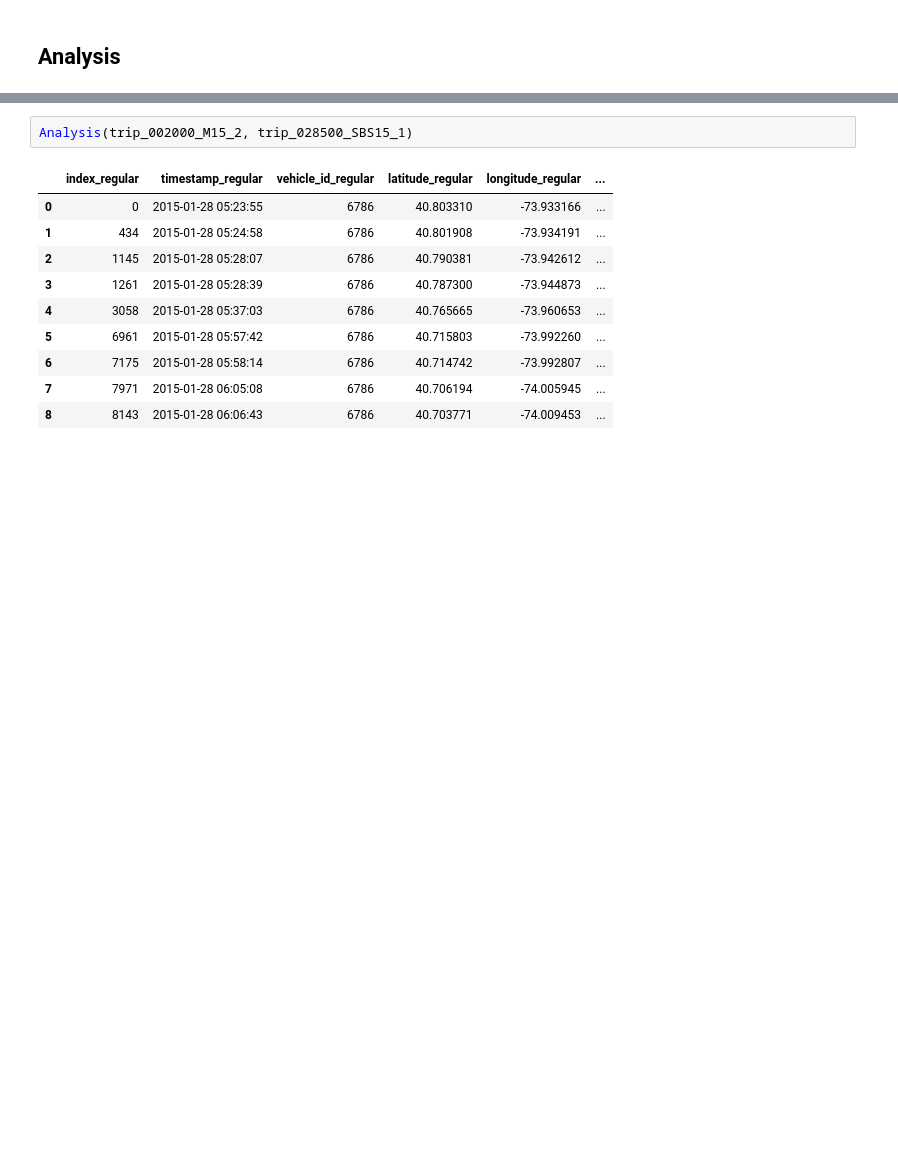
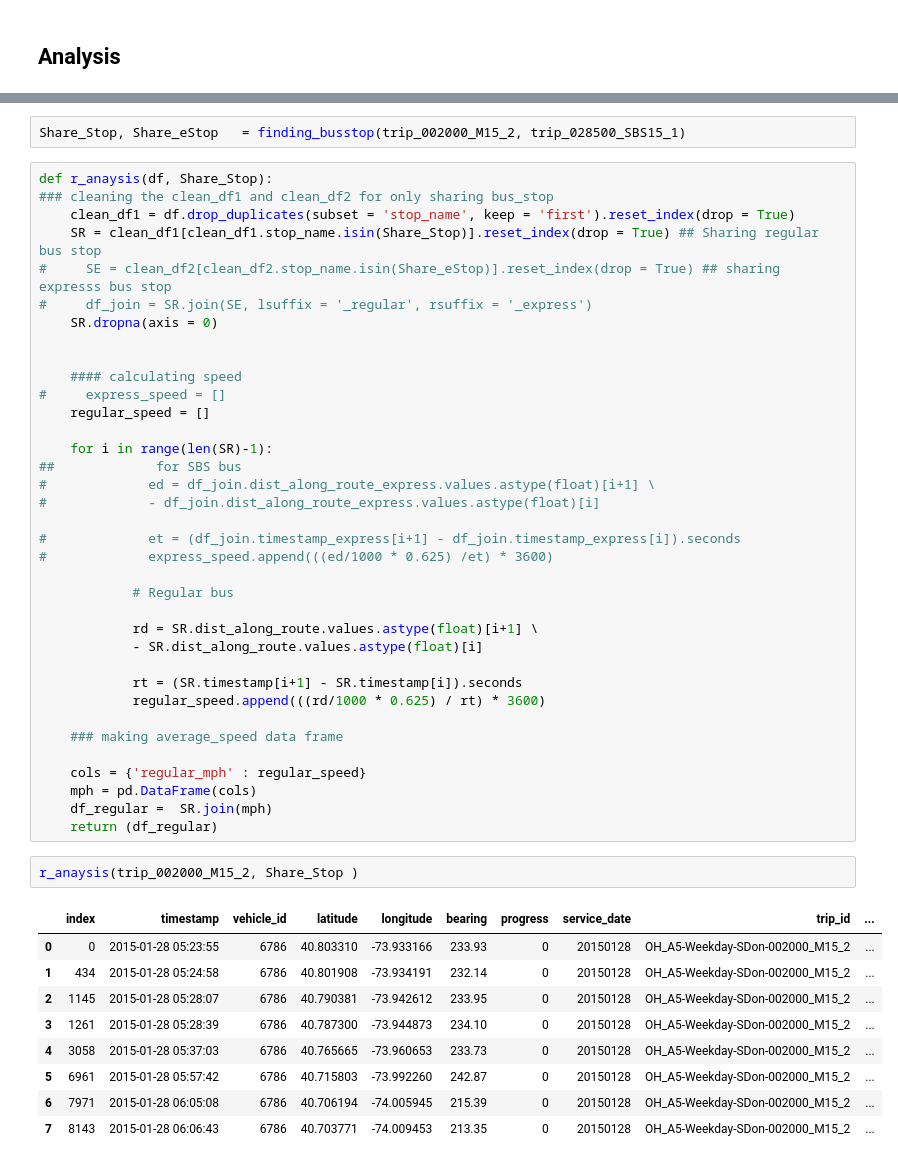
Before and after one commit to parthshah93/ads_2017, a Jupyter notebook: bustime_SK.ipynb, the cells around one changed output, grey strips where cells are left out. Saved outputs shown, nothing was run; the diff lists cells and outputs as text; blank space fills up the shorter version.

```diff
--- a/bustime_SK.ipynb
+++ b/bustime_SK.ipynb
@@ -273,13 +273,50 @@ def Analysis(df1_regular, df2_express):
 # %%
-Analysis(trip_002000_M15_2, trip_028500_SBS15_1)
+Share_Stop, Share_eStop   = finding_busstop(trip_002000_M15_2, trip_028500_SBS15_1)
-# %% [output]
-|  | index_regular | timestamp_regular | vehicle_id_regular | latitude_regular | longitude_regular | ... |
-| 0 | 0 | 2015-01-28 05:23:55 | 6786 | 40.803310 | -73.933166 | ... |
-| 1 | 434 | 2015-01-28 05:24:58 | 6786 | 40.801908 | -73.934191 | ... |
-| 2 | 1145 | 2015-01-28 05:28:07 | 6786 | 40.790381 | -73.942612 | ... |
-| 3 | 1261 | 2015-01-28 05:28:39 | 6786 | 40.787300 | -73.944873 | ... |
-| 4 | 3058 | 2015-01-28 05:37:03 | 6786 | 40.765665 | -73.960653 | ... |
-| 5 | 6961 | 2015-01-28 05:57:42 | 6786 | 40.715803 | -73.992260 | ... |
-| 6 | 7175 | 2015-01-28 05:58:14 | 6786 | 40.714742 | -73.992807 | ... |
-| 7 | 7971 | 2015-01-28 06:05:08 | 6786 | 40.706194 | -74.005945 | ... |
-| 8 | 8143 | 2015-01-28 06:06:43 | 6786 | 40.703771 | -74.009453 | ... |
+# %%
+def r_anaysis(df, Share_Stop):
+### cleaning the clean_df1 and clean_df2 for only sharing bus_stop
+    clean_df1 = df.drop_duplicates(subset = 'stop_name', keep = 'first').reset_index(drop = True)
+    SR = clean_df1[clean_df1.stop_name.isin(Share_Stop)].reset_index(drop = True) ## Sharing regular bus stop
+#     SE = clean_df2[clean_df2.stop_name.isin(Share_eStop)].reset_index(drop = True) ## sharing expresss bus stop
+#     df_join = SR.join(SE, lsuffix = '_regular', rsuffix = '_express')
+    SR.dropna(axis = 0)
+
+
+    #### calculating speed
+#     express_speed = []
+    regular_speed = []
+
+    for i in range(len(SR)-1):
+##             for SBS bus
+#             ed = df_join.dist_along_route_express.values.astype(float)[i+1] \
+#             - df_join.dist_along_route_express.values.astype(float)[i]
+
+#             et = (df_join.timestamp_express[i+1] - df_join.timestamp_express[i]).seconds
+#             express_speed.append(((ed/1000 * 0.625) /et) * 3600)
+
+            # Regular bus
+
+            rd = SR.dist_along_route.values.astype(float)[i+1] \
+            - SR.dist_along_route.values.astype(float)[i]
+
+            rt = (SR.timestamp[i+1] - SR.timestamp[i]).seconds
+            regular_speed.append(((rd/1000 * 0.625) / rt) * 3600)
+
+    ### making average_speed data frame
+
+    cols = {'regular_mph' : regular_speed}
+    mph = pd.DataFrame(cols)
+    df_regular =  SR.join(mph)
+    return (df_regular)
+# %%
+r_anaysis(trip_002000_M15_2, Share_Stop )
+# %% [output]
+|  | index | timestamp | vehicle_id | latitude | longitude | bearing | progress | service_date | trip_id | ... |
+| 0 | 0 | 2015-01-28 05:23:55 | 6786 | 40.803310 | -73.933166 | 233.93 | 0 | 20150128 | OH_A5-Weekday-SDon-002000_M15_2 | ... |
+| 1 | 434 | 2015-01-28 05:24:58 | 6786 | 40.801908 | -73.934191 | 232.14 | 0 | 20150128 | OH_A5-Weekday-SDon-002000_M15_2 | ... |
+| 2 | 1145 | 2015-01-28 05:28:07 | 6786 | 40.790381 | -73.942612 | 233.95 | 0 | 20150128 | OH_A5-Weekday-SDon-002000_M15_2 | ... |
+| 3 | 1261 | 2015-01-28 05:28:39 | 6786 | 40.787300 | -73.944873 | 234.10 | 0 | 20150128 | OH_A5-Weekday-SDon-002000_M15_2 | ... |
+| 4 | 3058 | 2015-01-28 05:37:03 | 6786 | 40.765665 | -73.960653 | 233.73 | 0 | 20150128 | OH_A5-Weekday-SDon-002000_M15_2 | ... |
+| 5 | 6961 | 2015-01-28 05:57:42 | 6786 | 40.715803 | -73.992260 | 242.87 | 0 | 20150128 | OH_A5-Weekday-SDon-002000_M15_2 | ... |
+| 6 | 7971 | 2015-01-28 06:05:08 | 6786 | 40.706194 | -74.005945 | 215.39 | 0 | 20150128 | OH_A5-Weekday-SDon-002000_M15_2 | ... |
+| 7 | 8143 | 2015-01-28 06:06:43 | 6786 | 40.703771 | -74.009453 | 213.35 | 0 | 20150128 | OH_A5-Weekday-SDon-002000_M15_2 | ... |
```
Also changed, not shown: parts of 9 cells of this notebook.
